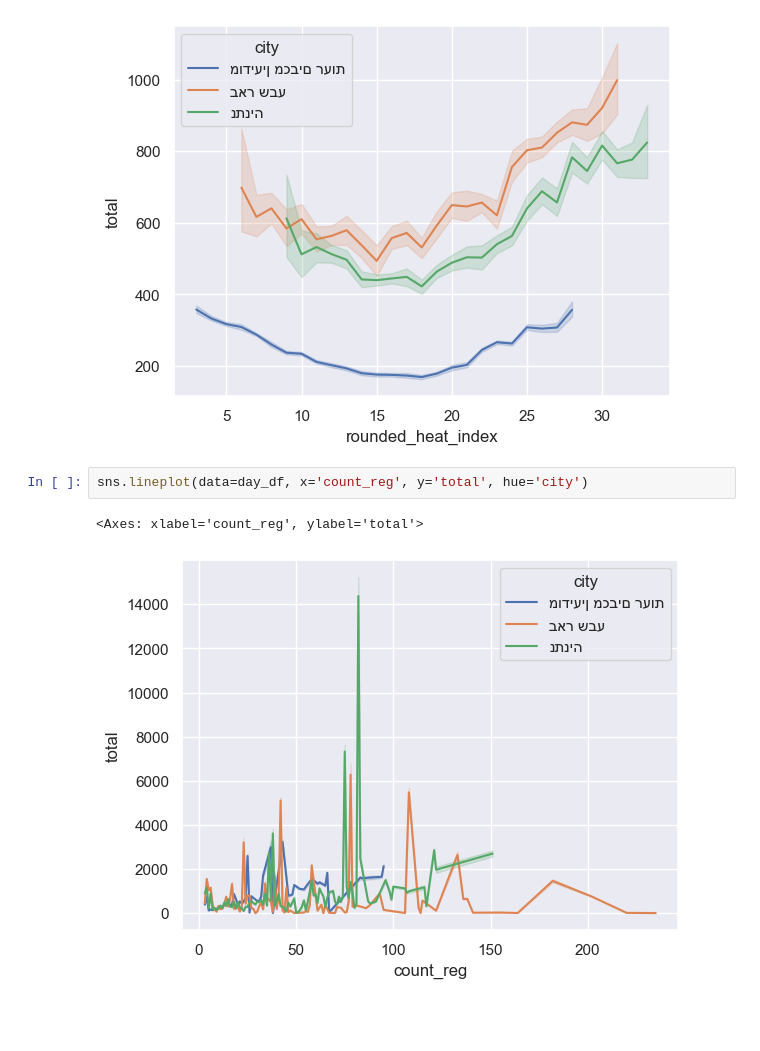
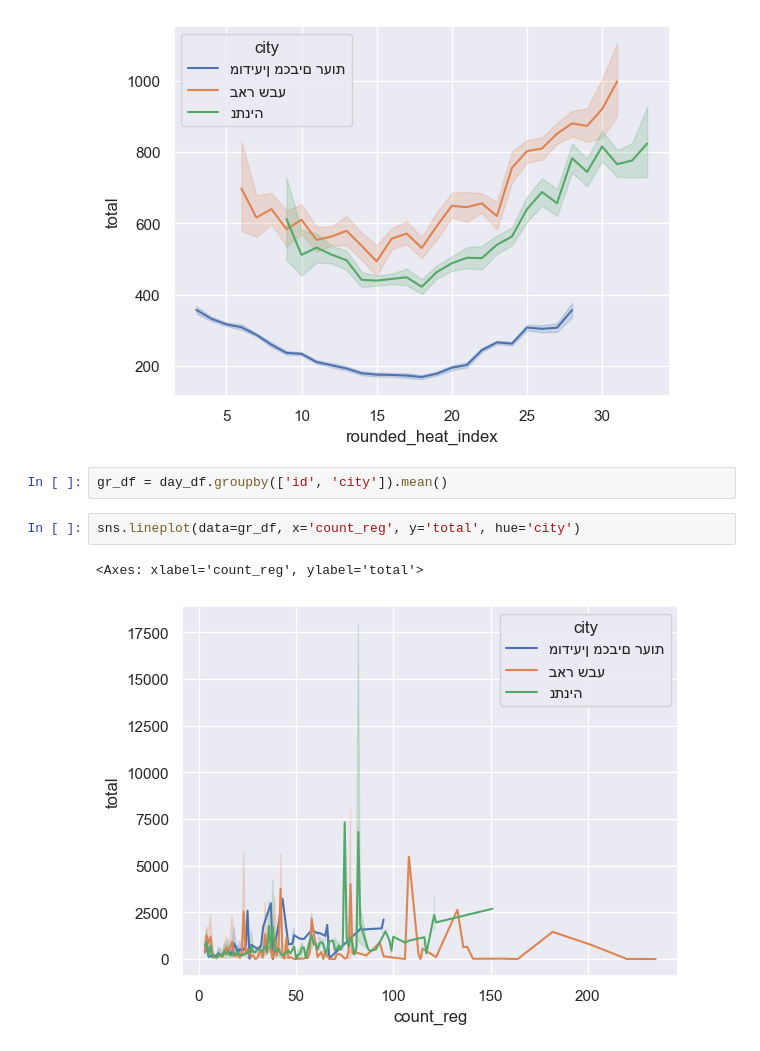
Before and after one commit to shtota/iec, a Jupyter notebook: analysis.ipynb, the cells around one changed output. Cells and saved outputs as stored; diff of their text form; blank space fills up the shorter version.

```diff
--- a/analysis.ipynb
+++ b/analysis.ipynb
@@ -96,8 +117,10 @@ sns.lineplot(data=day_df, x='rounded_heat_index', y='total', hue='city')
 # %% [output]
 <Axes: xlabel='rounded_heat_index', ylabel='total'>
 [figure]
-# %%
-sns.lineplot(data=day_df, x='count_reg', y='total', hue='city')
-# %% [output]
-<Axes: xlabel='count_reg', ylabel='total'>
-[figure, removed]
+# %%
+gr_df = day_df.groupby(['id', 'city']).mean()
+# %%
+sns.lineplot(data=gr_df, x='count_reg', y='total', hue='city')
+# %% [output]
+<Axes: xlabel='count_reg', ylabel='total'>
+[figure, added]
```
Also changed, not shown: parts of 12 cells of this notebook, 1 other file.
